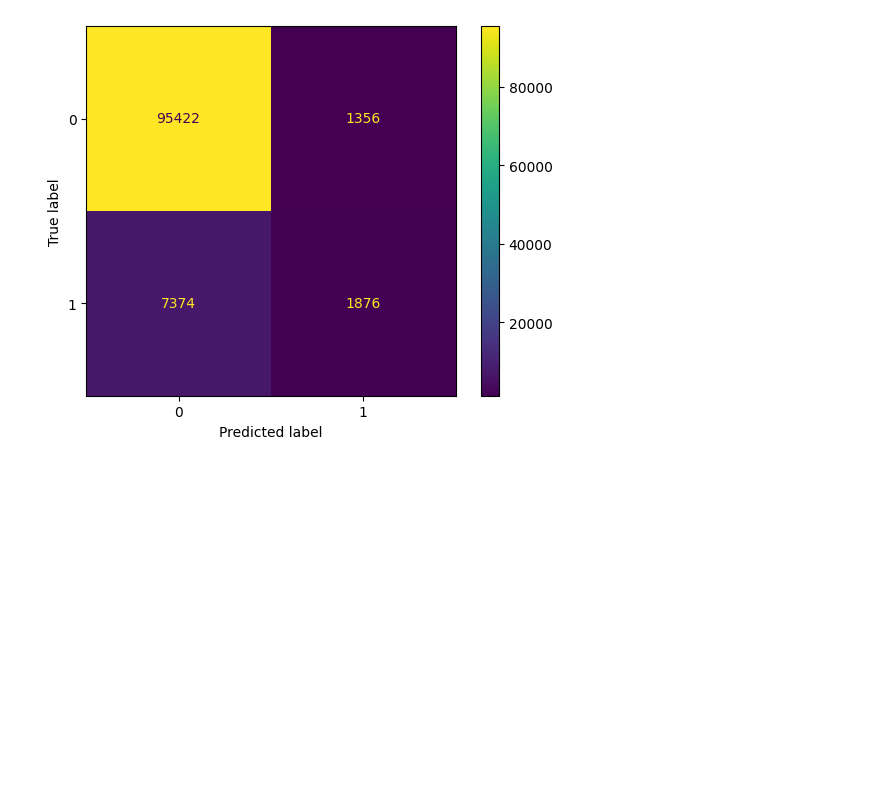
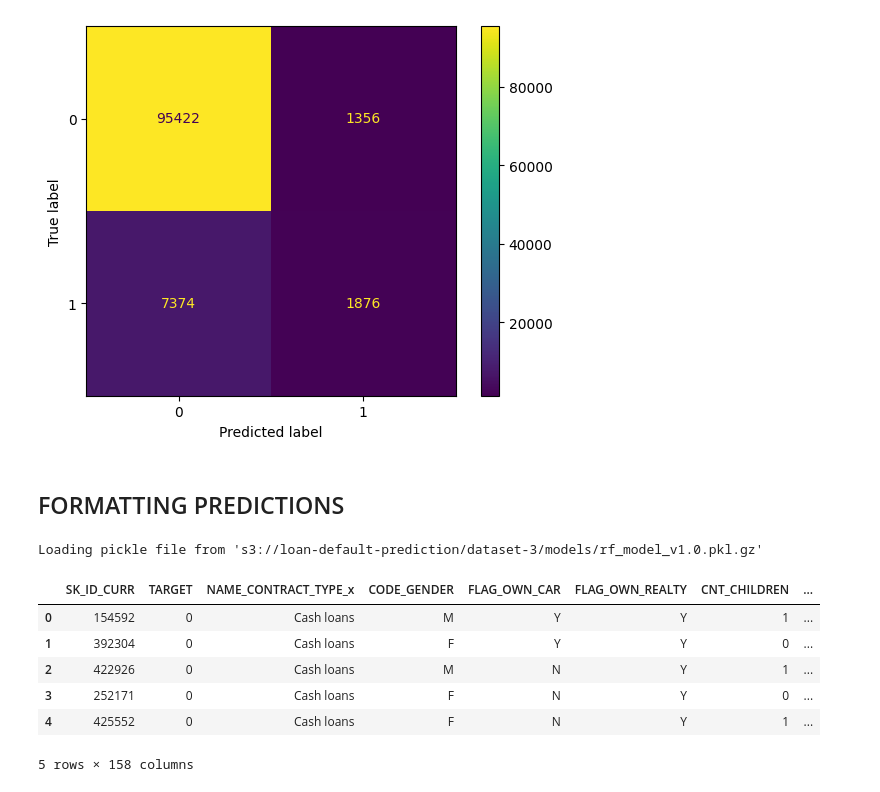
Before and after one commit to CR-Digital-Innovation/loan-default-prediction, a Jupyter notebook: notebooks/pipelines.ipynb, the cells around one changed output. Drawn from its saved outputs; the diff is of its cells as text; code cells hidden in the pictures; blank space fills up the shorter version.

```diff
--- a/notebooks/pipelines.ipynb
+++ b/notebooks/pipelines.ipynb
@@ -588,3 +586,5 @@ Classification report:
    macro avg       0.75      0.59      0.63    106028
 weighted avg       0.90      0.92      0.90    106028
 [figure]
+# %% [markdown]
+## FORMATTING PREDICTIONS
@@ -590,0 +620,17 @@ weighted avg       0.90      0.92      0.90    106028
+# %%
+# Load the model
+model_wrapper = ModelWrapper(AWS_S3_DATA_DIRECTORY_MODELS, f"{MODEL_NAME}_{MODEL_VERSION}.pkl")
+# %% [output]
+Loading pickle file from 's3://loan-default-prediction/dataset-3/models/rf_model_v1.0.pkl.gz'
+# %%
+import pandas as pd
+demo_dataframe = pd.read_csv(r"C:\\Users\\cr-admin\\Desktop\\demo_data_sample1.csv")
+demo_dataframe.head()
+# %% [output]
+|  | SK_ID_CURR | TARGET | NAME_CONTRACT_TYPE_x | CODE_GENDER | FLAG_OWN_CAR | FLAG_OWN_REALTY | CNT_CHILDREN | ... |
+| 0 | 154592 | 0 | Cash loans | M | Y | Y | 1 | ... |
+| 1 | 392304 | 0 | Cash loans | F | Y | Y | 0 | ... |
+| 2 | 422926 | 0 | Cash loans | M | N | Y | 1 | ... |
+| 3 | 252171 | 0 | Cash loans | F | N | Y | 0 | ... |
+| 4 | 425552 | 0 | Cash loans | F | N | Y | 1 | ... |
+5 rows × 158 columns
```
Also changed, not shown: parts of 11 cells of this notebook, 12 other files.
